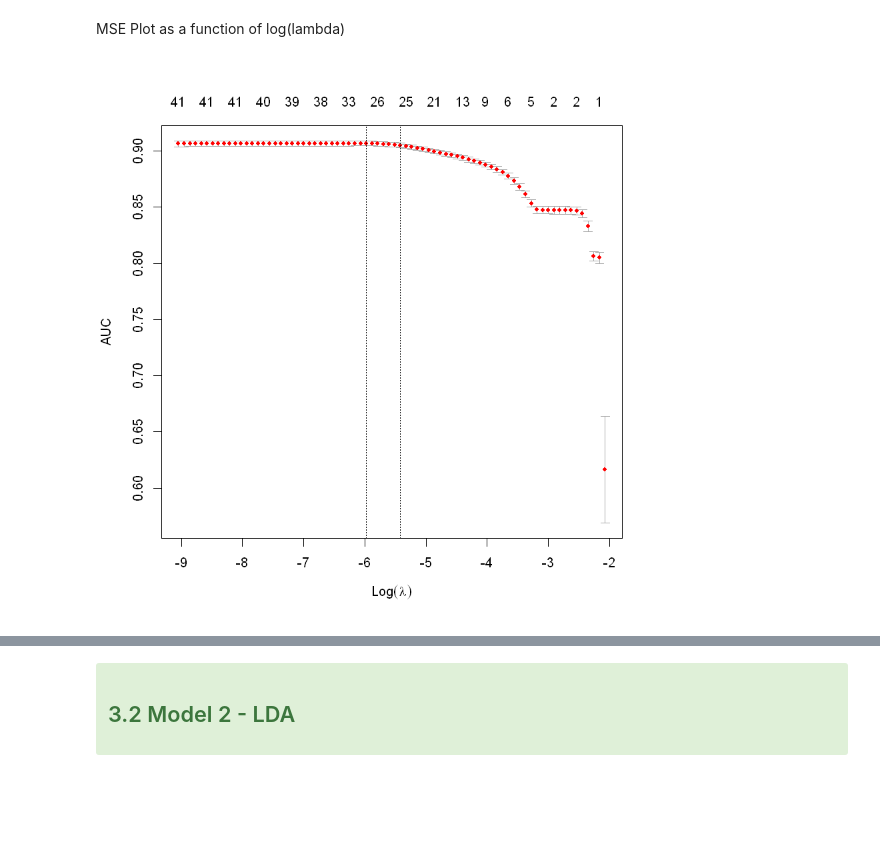
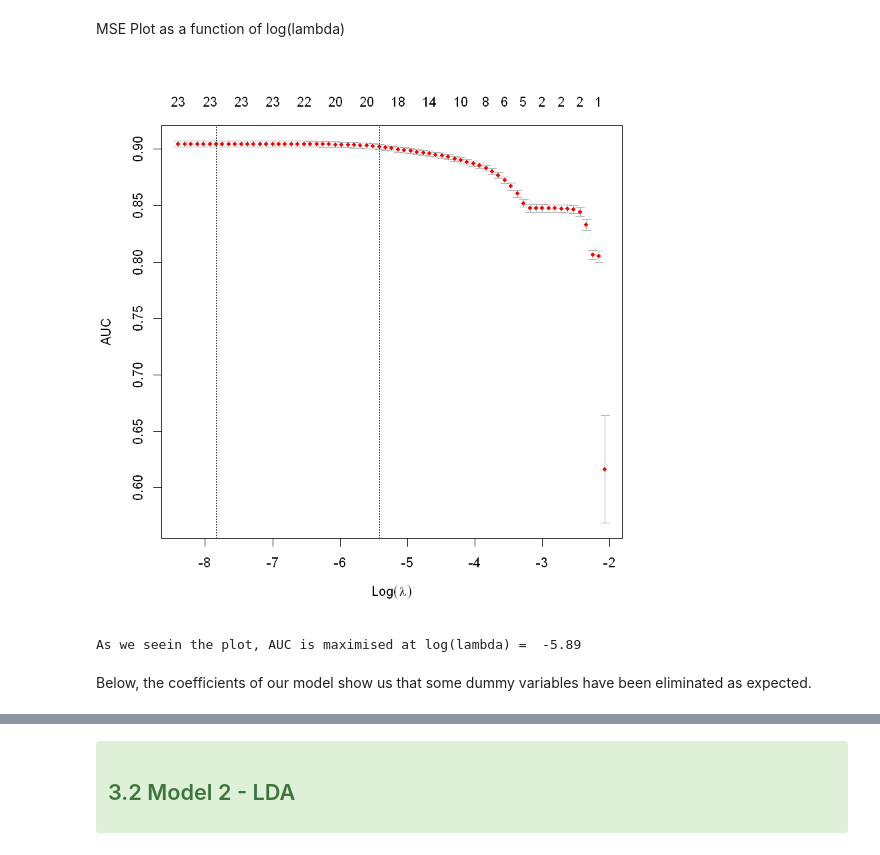
Before and after one commit to 20spaghetti/Customer-Churn-Prediction, a Jupyter notebook: Customer Churn Prediction.ipynb, the cells around one changed output, grey strips where cells are left out. Saved outputs shown, nothing was run; the diff lists cells and outputs as text; code cells hidden in the pictures; blank space fills up the shorter version.

```diff
--- a/Customer Churn Prediction.ipynb
+++ b/Customer Churn Prediction.ipynb
@@ -1166,22 +1165,11 @@ The following object is masked from 'package:car':
 # %%
 
-#install.packages("glmnet", repos = "https://cran.us.r-project.org", type = "win.binary")
-library(glmnet)
 
-#Converting dataset to a matrix
-#train_mat <- model.matrix(~., data=train[,-17])
-train_mat <- model.matrix(labels ~ feature_1 + feature_2 + feature_3 + feature_4 +
-    feature_6 + feature_11 + feature_12 + log(feature_1 + 4) +
-    log(feature_3 + 2) + as.factor(feature_7) + as.factor(feature_8) +
-    as.factor(feature_9) + as.factor(feature_13) + as.factor(feature_14) +
-    as.factor(feature_15), data=train)
+#Converting dataset to a model matrix, this will handle our factors for us
+train_mat <- model.matrix(labels ~ log(feature_3 + 2) + log(feature_4 + 1) + feature_11 + feature_13 +
+    as.factor(feature_8) + as.factor(feature_9) + as.factor(feature_14) + as.factor(feature_15), data=train)
 
-test_mat <- model.matrix(labels ~ feature_1 + feature_2 + feature_3 + feature_4 +
-    feature_6 + feature_11 + feature_12 + log(feature_1 + 4) +
-    log(feature_3 + 2) + as.factor(feature_7) + as.factor(feature_8) +
-    as.factor(feature_9) + as.factor(feature_13) + as.factor(feature_14) +
-    as.factor(feature_15), data=test)
 
-# Allow glmnet to decide lamda and alpha
-cvfit_std = cv.glmnet(train_mat,train$labels, family = "binomial", type.measure = "auc", standardize = T)
+test_mat <- model.matrix(labels ~ log(feature_3 + 2) + log(feature_4 + 1) + feature_11 + feature_13 +
+    as.factor(feature_8) + as.factor(feature_9) + as.factor(feature_14) + as.factor(feature_15), data=test)
 # %% [output]
@@ -1193 +1181,3 @@ Loaded glmnet 4.1-1
+# %%
+glm.cvfit = cv.glmnet(train_mat,train$labels, family = "binomial", type.measure = "auc", standardize = T)
 # %%
@@ -1214,6 +1188,12 @@ min 0.002539    43  0.9068 0.002202      29
 # %% [markdown]
 MSE Plot as a function of log(lambda)
-# %%
-plot(cvfit_std)
-# %% [output]
-[figure, removed]
+# %%
+plot(glm.cvfit)
+# %% [output]
+[figure, added]
+# %%
+cat("As we seein the plot, AUC is maximised at log(lambda) = ",round(log(0.002767971),2))
+# %% [output]
+As we seein the plot, AUC is maximised at log(lambda) =  -5.89
+# %% [markdown]
+Below, the coefficients of our model show us that some dummy variables have been eliminated as expected.
```
Also changed, not shown: parts of 190 cells of this notebook.
